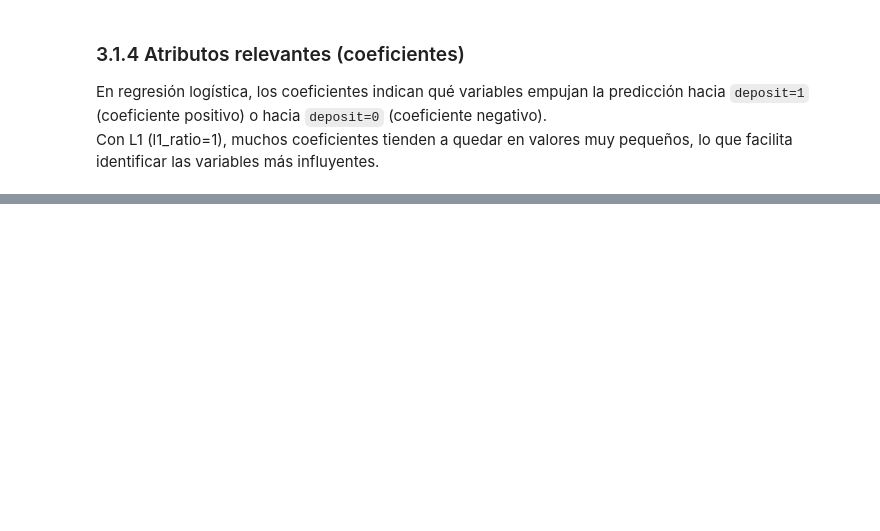
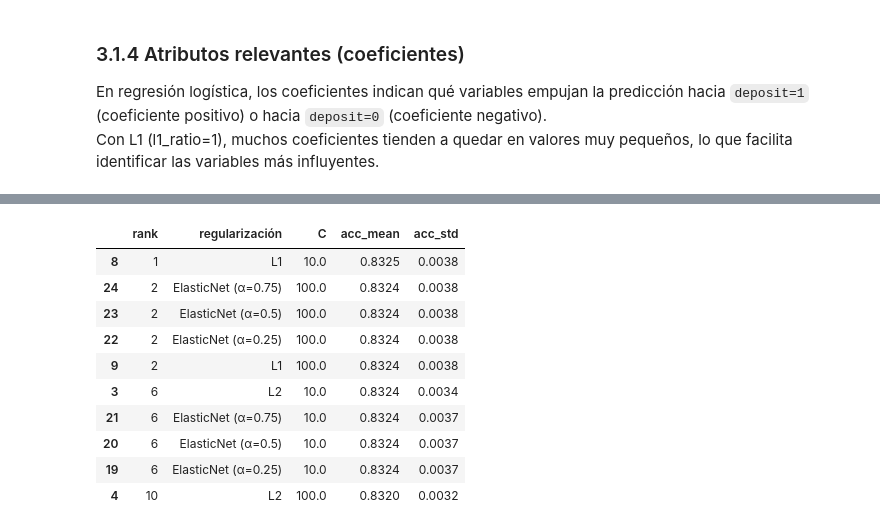
Before and after one commit to DiegoVa6/Grupo05_Practica1, a Jupyter notebook: exercise.ipynb, the cells around one changed output, grey strips where cells are left out. Drawn from its saved outputs; the diff is of its cells as text; code cells hidden in the pictures; blank space fills up the shorter version.

Commit message:
Corrección y finalización modelo lineal

```diff
--- a/exercise.ipynb
+++ b/exercise.ipynb
@@ -847,0 +1107,29 @@ Con el mejor `C=10`, la regularización es relativamente suave y apenas se anula
+# %%
+linear_results = (
+    pd.DataFrame(grid_logreg.cv_results_)
+    .assign(
+        regularización=lambda df: df.apply(lambda r:
+            "L2" if r["param_model__l1_ratio"] == 0.0
+            else ("L1" if r["param_model__l1_ratio"] == 1.0
+                  else f"ElasticNet (α={r['param_model__l1_ratio']})"), axis=1),
+        C=lambda df: df["param_model__C"].astype(float),
+        acc_mean=lambda df: df["mean_test_score"].round(4),
+        acc_std=lambda df: df["std_test_score"].round(4),
+        rank=lambda df: df["rank_test_score"].astype(int),
+    )[["rank", "regularización", "C", "acc_mean", "acc_std"]]
+    .sort_values("rank")
+)
+
+linear_results.head(10)
+# %% [output]
+|  | rank | regularización | C | acc_mean | acc_std |
+| 8 | 1 | L1 | 10.0 | 0.8325 | 0.0038 |
+| 24 | 2 | ElasticNet (α=0.75) | 100.0 | 0.8324 | 0.0038 |
+| 23 | 2 | ElasticNet (α=0.5) | 100.0 | 0.8324 | 0.0038 |
+| 22 | 2 | ElasticNet (α=0.25) | 100.0 | 0.8324 | 0.0038 |
+| 9 | 2 | L1 | 100.0 | 0.8324 | 0.0038 |
+| 3 | 6 | L2 | 10.0 | 0.8324 | 0.0034 |
+| 21 | 6 | ElasticNet (α=0.75) | 10.0 | 0.8324 | 0.0037 |
+| 20 | 6 | ElasticNet (α=0.5) | 10.0 | 0.8324 | 0.0037 |
+| 19 | 6 | ElasticNet (α=0.25) | 10.0 | 0.8324 | 0.0037 |
+| 4 | 10 | L2 | 100.0 | 0.8320 | 0.0032 |
```
Also changed, not shown: parts of 37 cells of this notebook.
